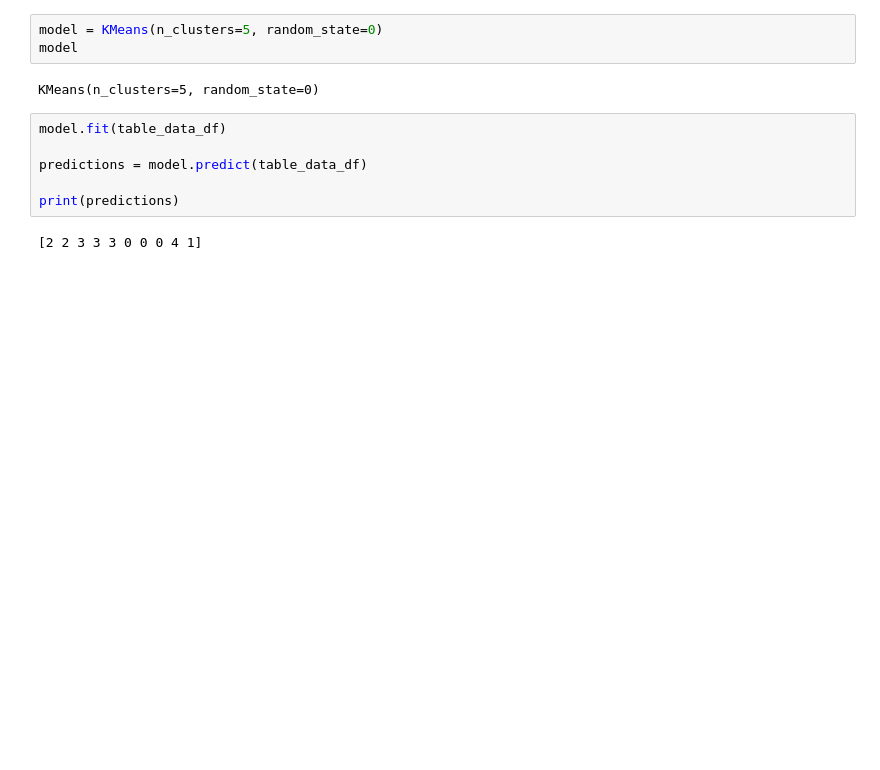
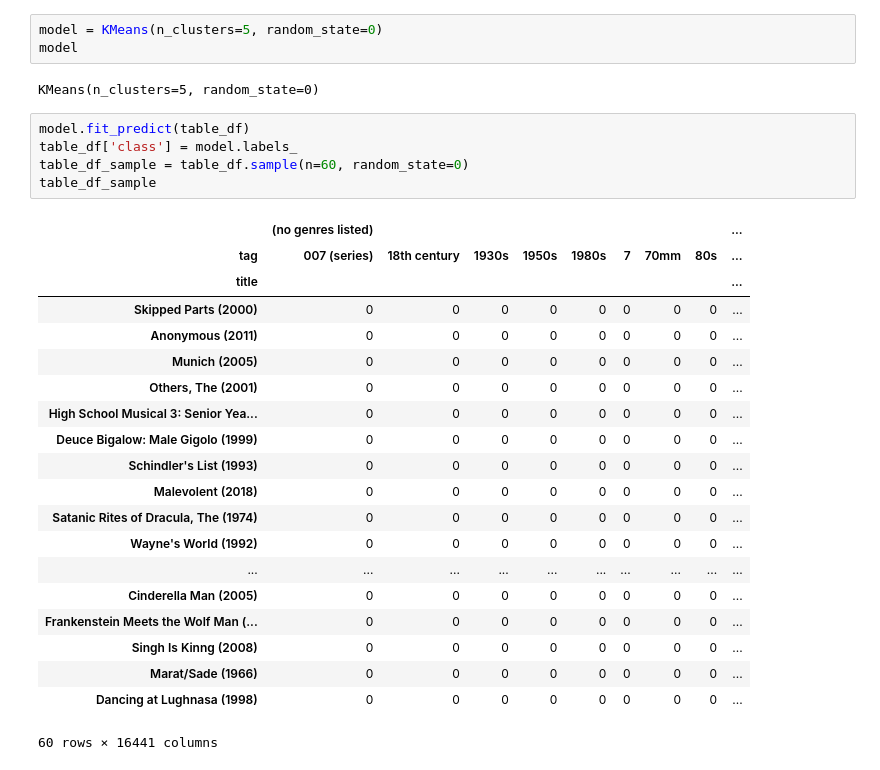
Before and after one commit to BartBachrach/Yellow_Project, a Jupyter notebook: ML_Prototype.ipynb, the cells around one changed output. Saved outputs shown, nothing was run; the diff lists cells and outputs as text; blank space fills up the shorter version.

Commit message:
ran pivot table csv through KMeans

```diff
--- a/ML_Prototype.ipynb
+++ b/ML_Prototype.ipynb
@@ -472,11 +475,29 @@ model = KMeans(n_clusters=5, random_state=0)
 model
 # %% [output]
 KMeans(n_clusters=5, random_state=0)
-# %%
-model.fit(table_data_df)
-
-predictions = model.predict(table_data_df)
-
-print(predictions)
-# %% [output]
-[2 2 3 3 3 0 0 0 4 1]
+# %%
+model.fit_predict(table_df)
+table_df['class'] = model.labels_
+table_df_sample = table_df.sample(n=60, random_state=0)
+table_df_sample
+# %% [output]
+|  | (no genres listed) |  |  |  |  |  |  |  | ... |
+| tag | 007 (series) | 18th century | 1930s | 1950s | 1980s | 7 | 70mm | 80s | ... |
+| title |  |  |  |  |  |  |  |  | ... |
+| Skipped Parts (2000) | 0 | 0 | 0 | 0 | 0 | 0 | 0 | 0 | ... |
+| Anonymous (2011) | 0 | 0 | 0 | 0 | 0 | 0 | 0 | 0 | ... |
+| Munich (2005) | 0 | 0 | 0 | 0 | 0 | 0 | 0 | 0 | ... |
+| Others, The (2001) | 0 | 0 | 0 | 0 | 0 | 0 | 0 | 0 | ... |
+| High School Musical 3: Senior Yea... | 0 | 0 | 0 | 0 | 0 | 0 | 0 | 0 | ... |
+| Deuce Bigalow: Male Gigolo (1999) | 0 | 0 | 0 | 0 | 0 | 0 | 0 | 0 | ... |
+| Schindler's List (1993) | 0 | 0 | 0 | 0 | 0 | 0 | 0 | 0 | ... |
+| Malevolent (2018) | 0 | 0 | 0 | 0 | 0 | 0 | 0 | 0 | ... |
+| Satanic Rites of Dracula, The (1974) | 0 | 0 | 0 | 0 | 0 | 0 | 0 | 0 | ... |
+| Wayne's World (1992) | 0 | 0 | 0 | 0 | 0 | 0 | 0 | 0 | ... |
+| ... | ... | ... | ... | ... | ... | ... | ... | ... | ... |
+| Cinderella Man (2005) | 0 | 0 | 0 | 0 | 0 | 0 | 0 | 0 | ... |
+| Frankenstein Meets the Wolf Man (... | 0 | 0 | 0 | 0 | 0 | 0 | 0 | 0 | ... |
+| Singh Is Kinng (2008) | 0 | 0 | 0 | 0 | 0 | 0 | 0 | 0 | ... |
+| Marat/Sade (1966) | 0 | 0 | 0 | 0 | 0 | 0 | 0 | 0 | ... |
+| Dancing at Lughnasa (1998) | 0 | 0 | 0 | 0 | 0 | 0 | 0 | 0 | ... |
+60 rows × 16441 columns
```
Also changed, not shown: parts of 7 cells of this notebook.
